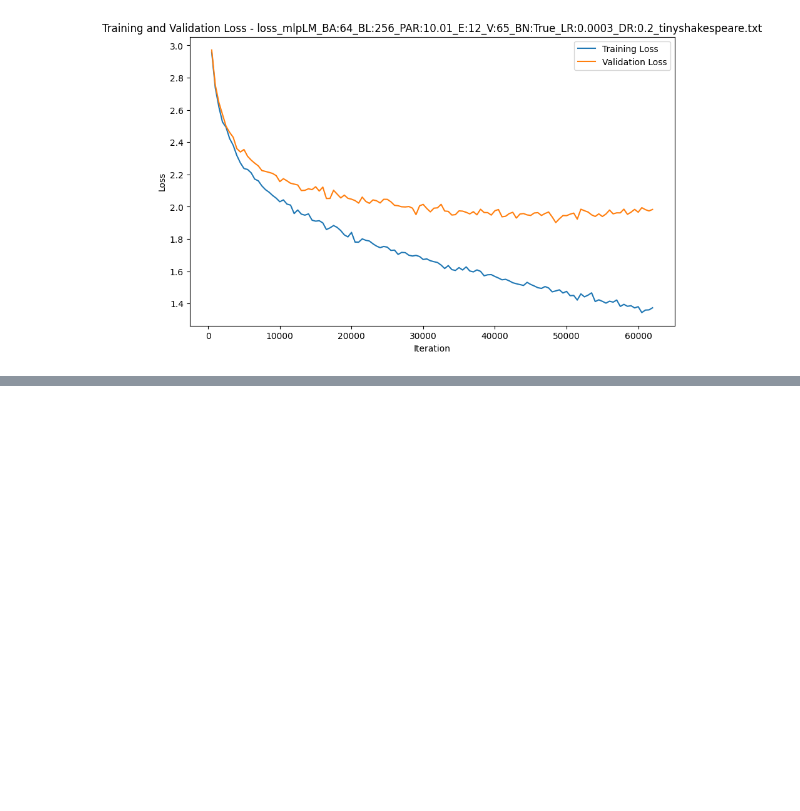
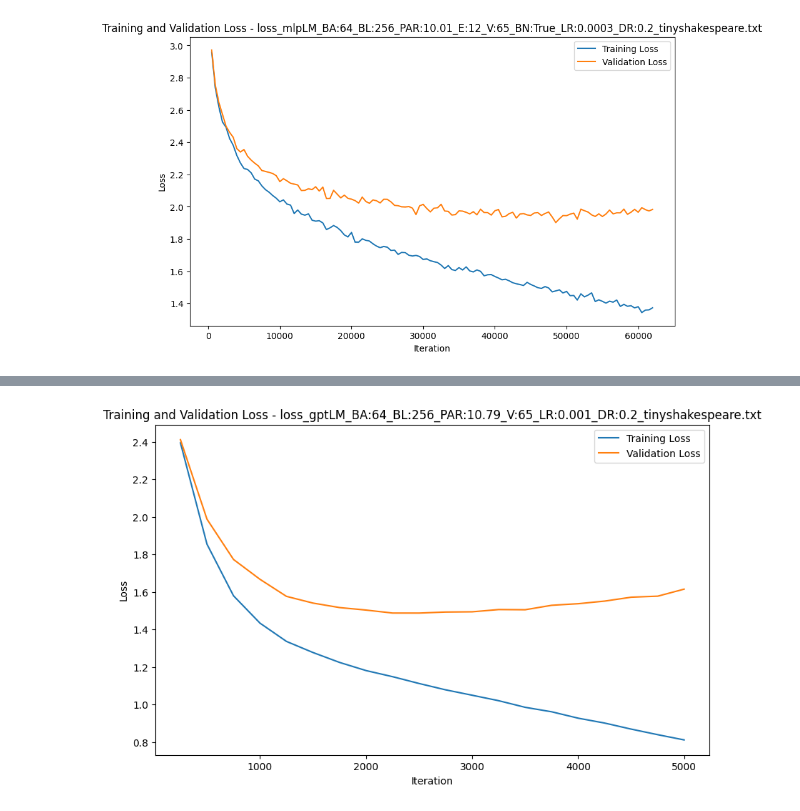
Before and after one commit to weedge/doraemon-nb, a Jupyter notebook: simple_lm.ipynb, the cells around one changed output, grey strips where cells are left out. Drawn from its saved outputs; the diff is of its cells as text; code cells hidden in the pictures; blank space fills up the shorter version.

```diff
--- a/simple_lm.ipynb
+++ b/simple_lm.ipynb
@@ -192,0 +267,4 @@ show(["baby-llm/simpleLM/loss_mlpLM_BA:64_BL:256_PAR:10.01_E:12_V:65_BN:True_LR:
+# %%
+show(["baby-llm/simpleLM/loss_gptLM_BA:64_BL:256_PAR:10.79_V:65_LR:0.001_DR:0.2_tinyshakespeare.txt"])
+# %% [output]
+[figure, added]
```
Also changed, not shown: parts of 8 cells of this notebook.
